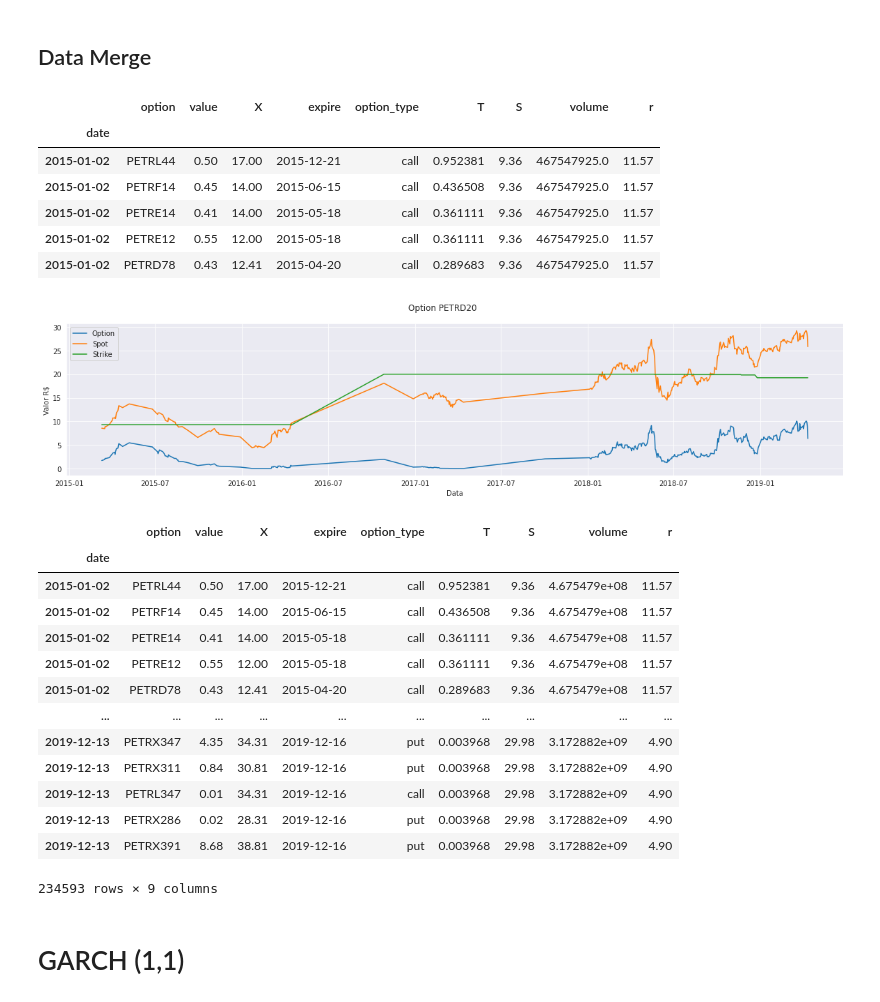
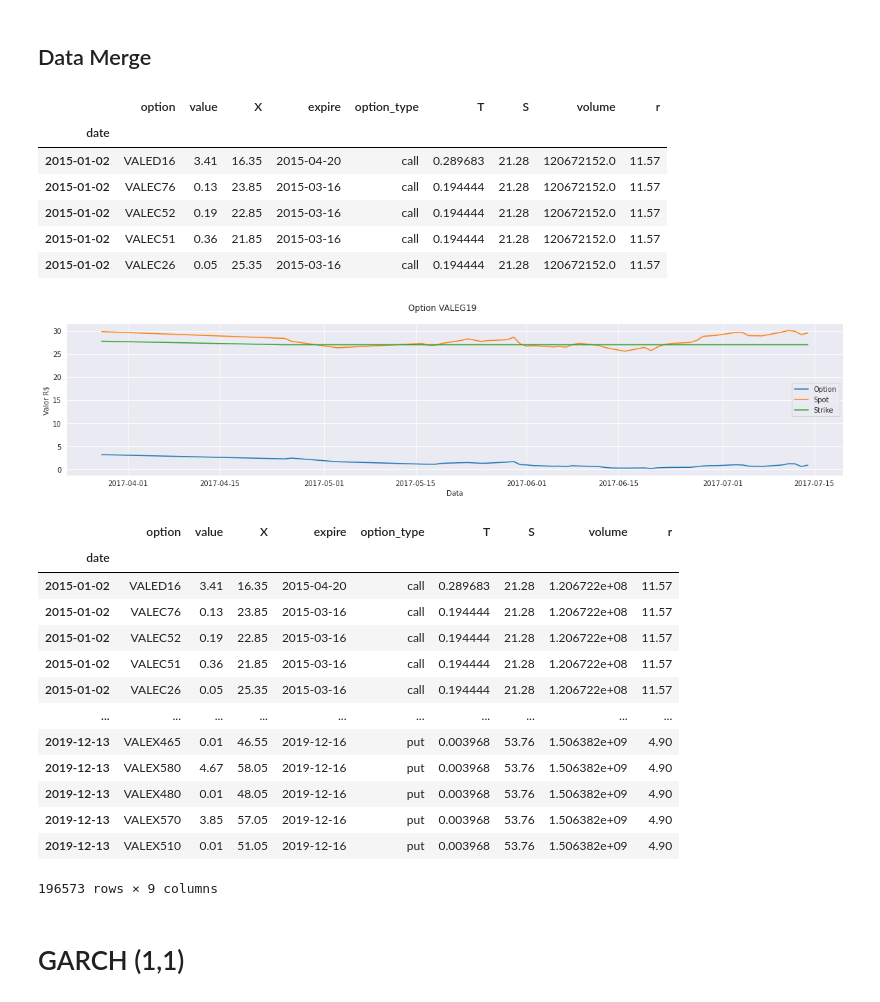
Before and after one commit to fernandofsilva/LSTM_Option_Pricing, a Jupyter notebook: Notebook_Options.ipynb, the cells around one changed output. Saved outputs shown, nothing was run; the diff lists cells and outputs as text; code cells hidden in the pictures.

Commit message:
Changed ticker to VALE3

```diff
--- a/Notebook_Options.ipynb
+++ b/Notebook_Options.ipynb
@@ -31,7 +31,7 @@ raw_data.head()
 ### Spot data
 # %%
 # Filter data
-spot = raw_data[raw_data['CODNEG'] == 'PETR4']
+spot = raw_data[raw_data['CODNEG'] == 'VALE3']
 
 # Dict to rename the columns
 dict_ref = {
@@ -87,7 +87,7 @@ option = raw_data.rename(columns=dict_ref)
 
 # Filter
 option = option[option['option_type'].isin([70, 80])]
-option = option[option['option'].str.startswith('PETR')]
+option = option[option['option'].str.startswith('VALE')]
 option = option[dict_ref.values()]
 
 # Dict symbol type
@@ -196,41 +230,41 @@ data.head()
 # %% [output]
 |  | option | value | X | expire | option_type | T | S | volume | r |
 | date |  |  |  |  |  |  |  |  |  |
-| 2015-01-02 | PETRL44 | 0.50 | 17.00 | 2015-12-21 | call | 0.952381 | 9.36 | 467547925.0 | 11.57 |
-| 2015-01-02 | PETRF14 | 0.45 | 14.00 | 2015-06-15 | call | 0.436508 | 9.36 | 467547925.0 | 11.57 |
-| 2015-01-02 | PETRE14 | 0.41 | 14.00 | 2015-05-18 | call | 0.361111 | 9.36 | 467547925.0 | 11.57 |
-| 2015-01-02 | PETRE12 | 0.55 | 12.00 | 2015-05-18 | call | 0.361111 | 9.36 | 467547925.0 | 11.57 |
-| 2015-01-02 | PETRD78 | 0.43 | 12.41 | 2015-04-20 | call | 0.289683 | 9.36 | 467547925.0 | 11.57 |
+| 2015-01-02 | VALED16 | 3.41 | 16.35 | 2015-04-20 | call | 0.289683 | 21.28 | 120672152.0 | 11.57 |
+| 2015-01-02 | VALEC76 | 0.13 | 23.85 | 2015-03-16 | call | 0.194444 | 21.28 | 120672152.0 | 11.57 |
+| 2015-01-02 | VALEC52 | 0.19 | 22.85 | 2015-03-16 | call | 0.194444 | 21.28 | 120672152.0 | 11.57 |
+| 2015-01-02 | VALEC51 | 0.36 | 21.85 | 2015-03-16 | call | 0.194444 | 21.28 | 120672152.0 | 11.57 |
+| 2015-01-02 | VALEC26 | 0.05 | 25.35 | 2015-03-16 | call | 0.194444 | 21.28 | 120672152.0 | 11.57 |
 # %%
 # Plot
 fig, ax = plt.subplots(figsize=(20, 4))
-fig.suptitle('Option PETRD20')
-ax.plot(data.loc[data['option'] == 'PETRD20', 'value'], label='Option')
-ax.plot(data.loc[data['option'] == 'PETRD20', 'S'], label='Spot')
-ax.plot(data.loc[data['option'] == 'PETRD20', 'X'], label='Strike')
+fig.suptitle('Option VALEG19')
+ax.plot(data.loc[(option['option'] == 'VALEG19') & (option['expire'] == '2017-07-17'), 'value'], label='Option')
+ax.plot(data.loc[(option['option'] == 'VALEG19') & (option['expire'] == '2017-07-17'), 'S'], label='Spot')
+ax.plot(data.loc[(option['option'] == 'VALEG19') & (option['expire'] == '2017-07-17'), 'X'], label='Strike')
 ax.set_ylabel('Valor R$')
 ax.set_xlabel('Data')
 ax.legend()
 plt.show()
 # %% [output]
-[figure, old version]
+[figure, new version]
 # %%
 data
 # %% [output]
 |  | option | value | X | expire | option_type | T | S | volume | r |
 | date |  |  |  |  |  |  |  |  |  |
-| 2015-01-02 | PETRL44 | 0.50 | 17.00 | 2015-12-21 | call | 0.952381 | 9.36 | 4.675479e+08 | 11.57 |
-| 2015-01-02 | PETRF14 | 0.45 | 14.00 | 2015-06-15 | call | 0.436508 | 9.36 | 4.675479e+08 | 11.57 |
-| 2015-01-02 | PETRE14 | 0.41 | 14.00 | 2015-05-18 | call | 0.361111 | 9.36 | 4.675479e+08 | 11.57 |
-| 2015-01-02 | PETRE12 | 0.55 | 12.00 | 2015-05-18 | call | 0.361111 | 9.36 | 4.675479e+08 | 11.57 |
-| 2015-01-02 | PETRD78 | 0.43 | 12.41 | 2015-04-20 | call | 0.289683 | 9.36 | 4.675479e+08 | 11.57 |
+| 2015-01-02 | VALED16 | 3.41 | 16.35 | 2015-04-20 | call | 0.289683 | 21.28 | 1.206722e+08 | 11.57 |
+| 2015-01-02 | VALEC76 | 0.13 | 23.85 | 2015-03-16 | call | 0.194444 | 21.28 | 1.206722e+08 | 11.57 |
+| 2015-01-02 | VALEC52 | 0.19 | 22.85 | 2015-03-16 | call | 0.194444 | 21.28 | 1.206722e+08 | 11.57 |
+| 2015-01-02 | VALEC51 | 0.36 | 21.85 | 2015-03-16 | call | 0.194444 | 21.28 | 1.206722e+08 | 11.57 |
+| 2015-01-02 | VALEC26 | 0.05 | 25.35 | 2015-03-16 | call | 0.194444 | 21.28 | 1.206722e+08 | 11.57 |
 | ... | ... | ... | ... | ... | ... | ... | ... | ... | ... |
-| 2019-12-13 | PETRX347 | 4.35 | 34.31 | 2019-12-16 | put | 0.003968 | 29.98 | 3.172882e+09 | 4.90 |
-| 2019-12-13 | PETRX311 | 0.84 | 30.81 | 2019-12-16 | put | 0.003968 | 29.98 | 3.172882e+09 | 4.90 |
-| 2019-12-13 | PETRL347 | 0.01 | 34.31 | 2019-12-16 | call | 0.003968 | 29.98 | 3.172882e+09 | 4.90 |
-| 2019-12-13 | PETRX286 | 0.02 | 28.31 | 2019-12-16 | put | 0.003968 | 29.98 | 3.172882e+09 | 4.90 |
-| 2019-12-13 | PETRX391 | 8.68 | 38.81 | 2019-12-16 | put | 0.003968 | 29.98 | 3.172882e+09 | 4.90 |
+| 2019-12-13 | VALEX465 | 0.01 | 46.55 | 2019-12-16 | put | 0.003968 | 53.76 | 1.506382e+09 | 4.90 |
+| 2019-12-13 | VALEX580 | 4.67 | 58.05 | 2019-12-16 | put | 0.003968 | 53.76 | 1.506382e+09 | 4.90 |
+| 2019-12-13 | VALEX480 | 0.01 | 48.05 | 2019-12-16 | put | 0.003968 | 53.76 | 1.506382e+09 | 4.90 |
+| 2019-12-13 | VALEX570 | 3.85 | 57.05 | 2019-12-16 | put | 0.003968 | 53.76 | 1.506382e+09 | 4.90 |
+| 2019-12-13 | VALEX510 | 0.01 | 51.05 | 2019-12-16 | put | 0.003968 | 53.76 | 1.506382e+09 | 4.90 |
-234593 rows × 9 columns
+196573 rows × 9 columns
 # %% [markdown]
 # GARCH (1,1)
 # %%
```
Also changed, not shown: parts of 13 cells of this notebook.
